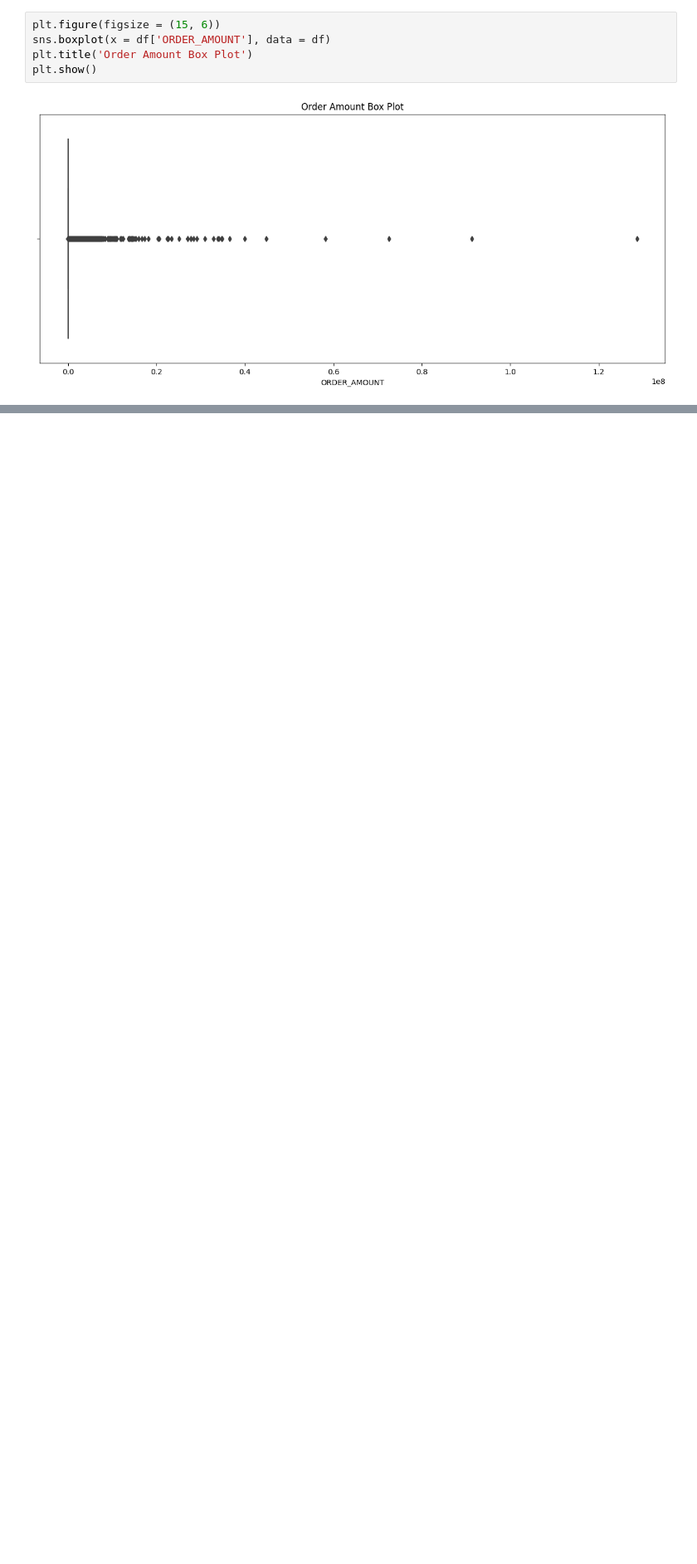
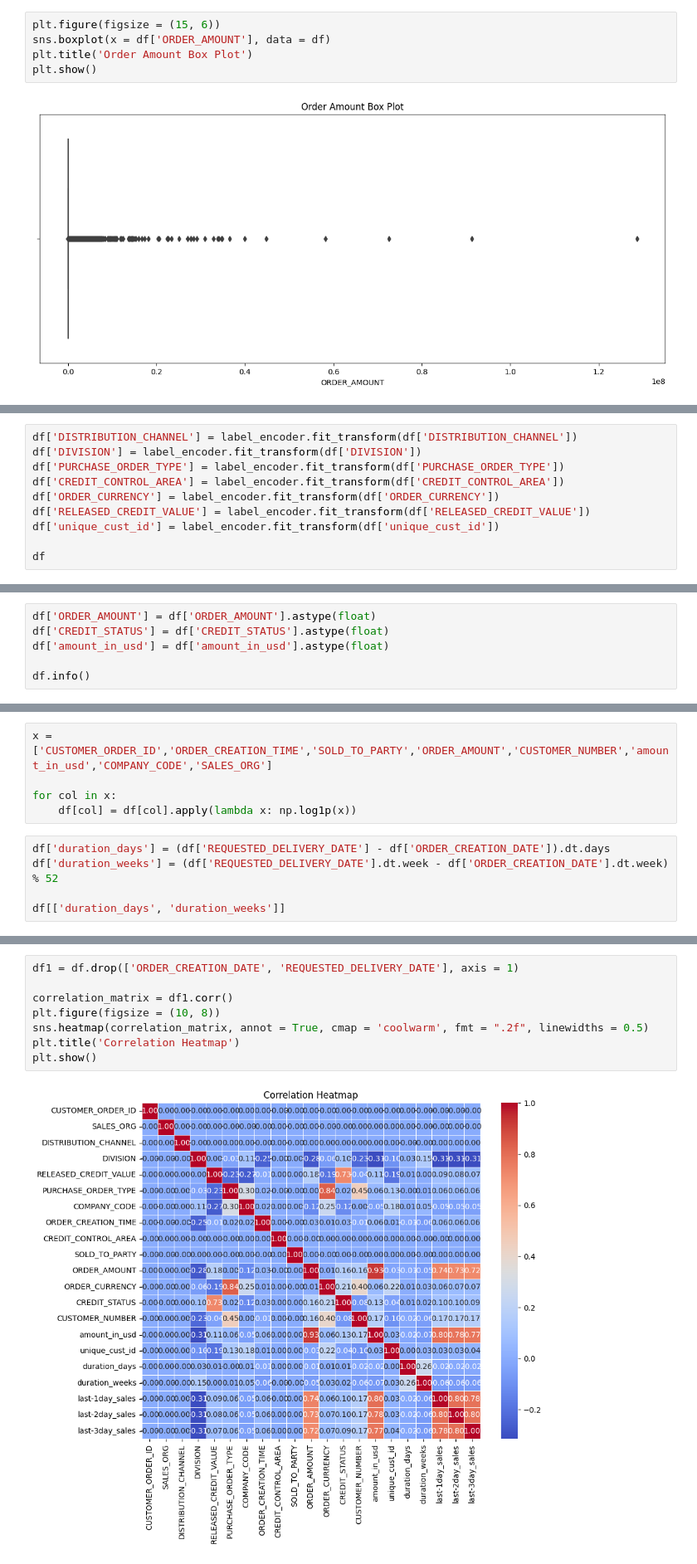
Before and after one commit to pratayyy/Order-Amount-Prediction, a Jupyter notebook: Order_Amount_Prediction.ipynb, the cells around one changed output, grey strips where cells are left out. Shown at 83% size. Saved outputs shown, nothing was run; the diff lists cells and outputs as text; blank space fills up the shorter version.

```diff
--- a/Order_Amount_Prediction.ipynb
+++ b/Order_Amount_Prediction.ipynb
@@ -287,0 +340,10 @@ plt.show()
+# %%
+df['DISTRIBUTION_CHANNEL'] = label_encoder.fit_transform(df['DISTRIBUTION_CHANNEL'])
+df['DIVISION'] = label_encoder.fit_transform(df['DIVISION'])
+df['PURCHASE_ORDER_TYPE'] = label_encoder.fit_transform(df['PURCHASE_ORDER_TYPE'])
+df['CREDIT_CONTROL_AREA'] = label_encoder.fit_transform(df['CREDIT_CONTROL_AREA'])
+df['ORDER_CURRENCY'] = label_encoder.fit_transform(df['ORDER_CURRENCY'])
+df['RELEASED_CREDIT_VALUE'] = label_encoder.fit_transform(df['RELEASED_CREDIT_VALUE'])
+df['unique_cust_id'] = label_encoder.fit_transform(df['unique_cust_id'])
+
+df
@@ -287,0 +364,6 @@ plt.show()
+# %%
+df['ORDER_AMOUNT'] = df['ORDER_AMOUNT'].astype(float)
+df['CREDIT_STATUS'] = df['CREDIT_STATUS'].astype(float)
+df['amount_in_usd'] = df['amount_in_usd'].astype(float)
+
+df.info()
@@ -287,0 +388,10 @@ plt.show()
+# %%
+x = ['CUSTOMER_ORDER_ID','ORDER_CREATION_TIME','SOLD_TO_PARTY','ORDER_AMOUNT','CUSTOMER_NUMBER','amount_in_usd','COMPANY_CODE','SALES_ORG']
+
+for col in x:
+    df[col] = df[col].apply(lambda x: np.log1p(x))
+# %%
+df['duration_days'] = (df['REQUESTED_DELIVERY_DATE'] - df['ORDER_CREATION_DATE']).dt.days
+df['duration_weeks'] = (df['REQUESTED_DELIVERY_DATE'].dt.week - df['ORDER_CREATION_DATE'].dt.week) % 52
+
+df[['duration_days', 'duration_weeks']]
@@ -287,0 +439,10 @@ plt.show()
+# %%
+df1 = df.drop(['ORDER_CREATION_DATE', 'REQUESTED_DELIVERY_DATE'], axis = 1)
+
+correlation_matrix = df1.corr()
+plt.figure(figsize = (10, 8))
+sns.heatmap(correlation_matrix, annot = True, cmap = 'coolwarm', fmt = ".2f", linewidths = 0.5)
+plt.title('Correlation Heatmap')
+plt.show()
+# %% [output]
+[figure, added]
```
Also changed, not shown: parts of 26 cells of this notebook.
